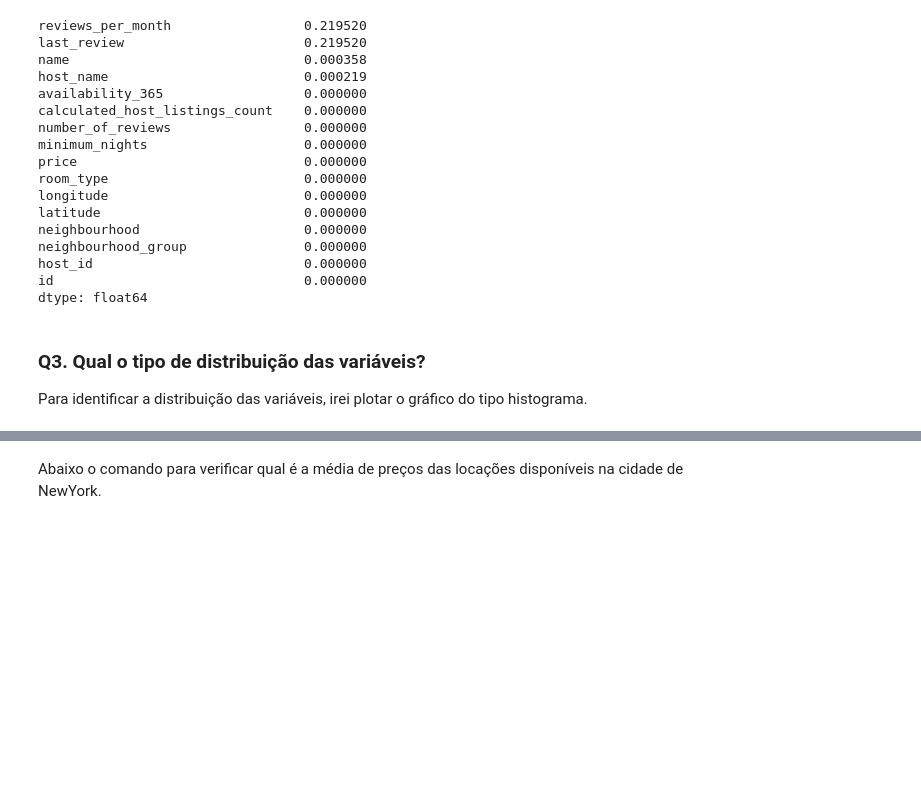
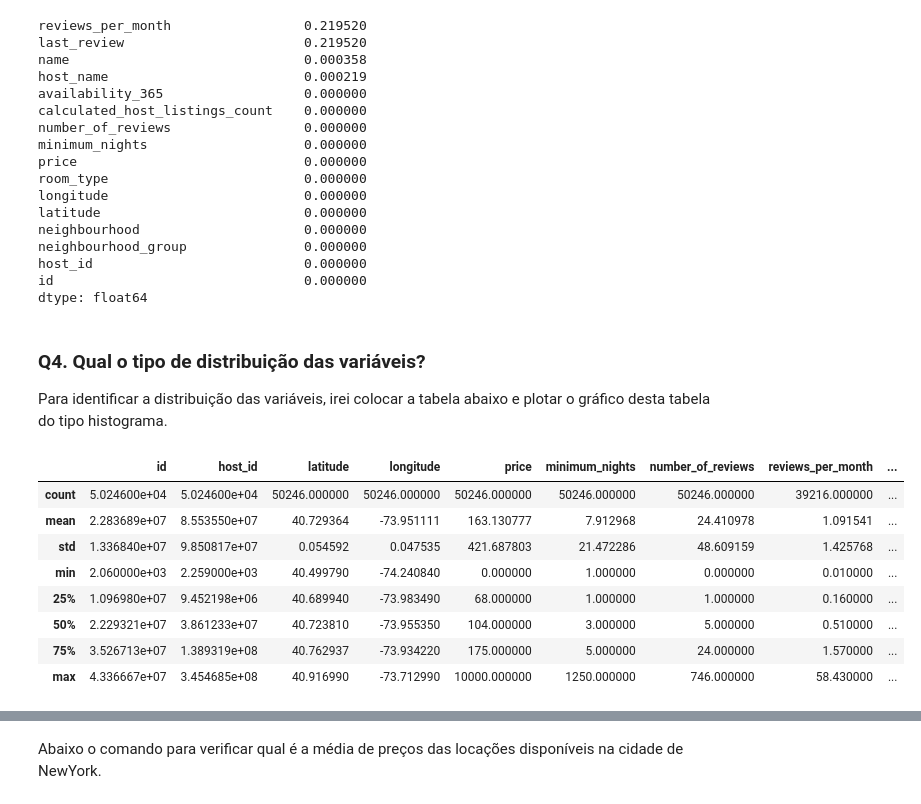
Before and after one commit to MarceloCaram/DataSciencePython, a Jupyter notebook: Analisando_os_Dados_do_Airbnb_New_York.ipynb, the cells around one changed output, grey strips where cells are left out. Cells and saved outputs as stored; diff of their text form; code cells hidden in the pictures; blank space fills up the shorter version.

```diff
--- a/Analisando_os_Dados_do_Airbnb_New_York.ipynb
+++ b/Analisando_os_Dados_do_Airbnb_New_York.ipynb
@@ -134,8 +162,20 @@ host_id                           0.000000
 id                                0.000000
 dtype: float64
 # %% [markdown]
-### **Q3. Qual o tipo de distribuição das variáveis?**
+### **Q4. Qual o tipo de distribuição das variáveis?**
 
-Para identificar a distribuição das variáveis, irei plotar o gráfico do tipo histograma.
+Para identificar a distribuição das variáveis, irei colocar a tabela abaixo e  plotar o gráfico desta tabela do tipo histograma.
+# %%
+df.describe()
+# %% [output]
+|  | id | host_id | latitude | longitude | price | minimum_nights | number_of_reviews | reviews_per_month | ... |
+| count | 5.024600e+04 | 5.024600e+04 | 50246.000000 | 50246.000000 | 50246.000000 | 50246.000000 | 50246.000000 | 39216.000000 | ... |
+| mean | 2.283689e+07 | 8.553550e+07 | 40.729364 | -73.951111 | 163.130777 | 7.912968 | 24.410978 | 1.091541 | ... |
+| std | 1.336840e+07 | 9.850817e+07 | 0.054592 | 0.047535 | 421.687803 | 21.472286 | 48.609159 | 1.425768 | ... |
+| min | 2.060000e+03 | 2.259000e+03 | 40.499790 | -74.240840 | 0.000000 | 1.000000 | 0.000000 | 0.010000 | ... |
+| 25% | 1.096980e+07 | 9.452198e+06 | 40.689940 | -73.983490 | 68.000000 | 1.000000 | 1.000000 | 0.160000 | ... |
+| 50% | 2.229321e+07 | 3.861233e+07 | 40.723810 | -73.955350 | 104.000000 | 3.000000 | 5.000000 | 0.510000 | ... |
+| 75% | 3.526713e+07 | 1.389319e+08 | 40.762937 | -73.934220 | 175.000000 | 5.000000 | 24.000000 | 1.570000 | ... |
+| max | 4.336667e+07 | 3.454685e+08 | 40.916990 | -73.712990 | 10000.000000 | 1250.000000 | 746.000000 | 58.430000 | ... |
 # %%
 # plotar o histograma das variáveis numéricas
```
Also changed, not shown: parts of 15 cells of this notebook.
